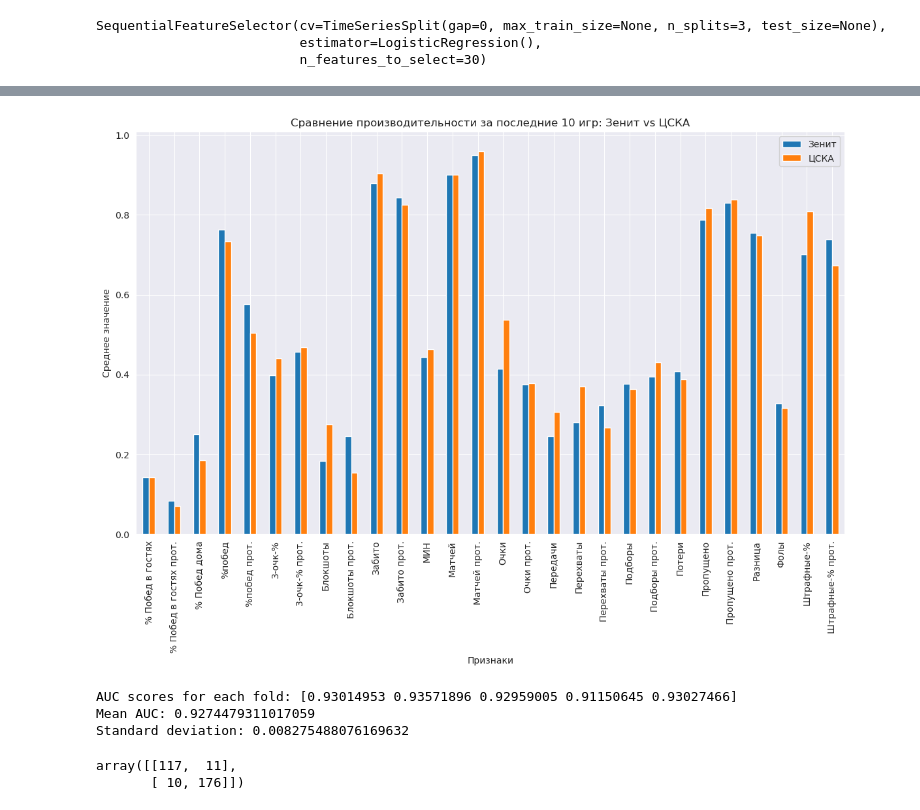
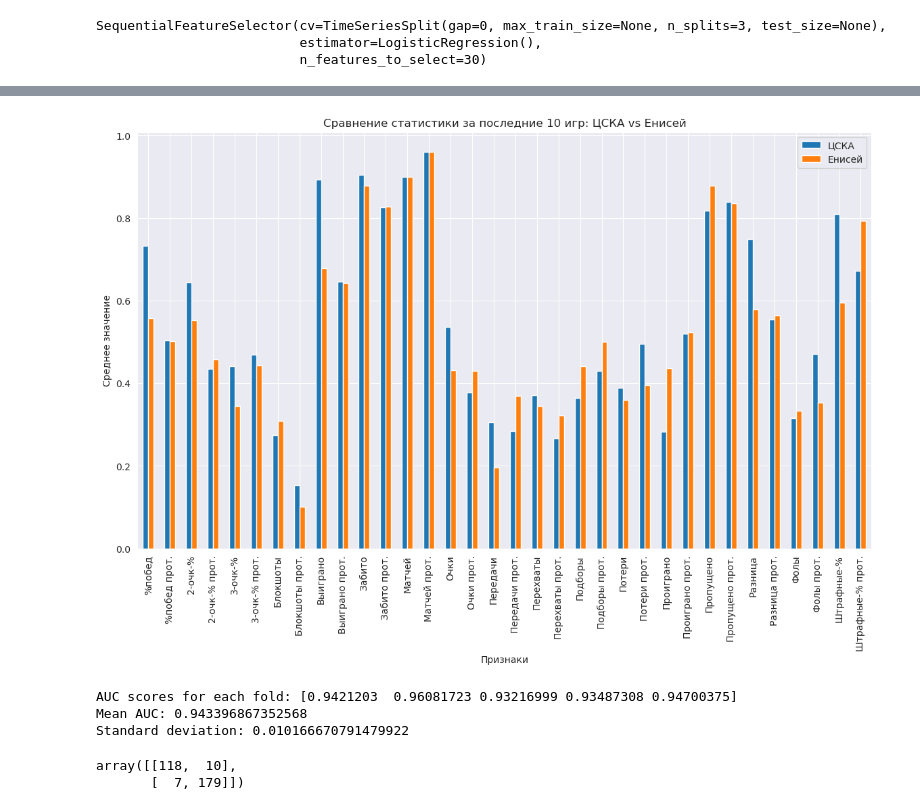
Before and after one commit to dawvvlad/predict-vtb-league-model, a Jupyter notebook: notebook/model (1).ipynb, the cells around one changed output, grey strips where cells are left out. Drawn from its saved outputs; the diff is of its cells as text; code cells hidden in the pictures.

```diff
--- a/notebook/model (1).ipynb
+++ b/notebook/model (1).ipynb
@@ -192,10 +192,14 @@ SequentialFeatureSelector(cv=TimeSeriesSplit(gap=0, max_train_size=None, n_split
 # predictors.remove('Потери прот.')
 # predictors.sort()
 # %%
-predictors = ['% Побед в гостях', '% Побед в гостях прот.', '% Побед дома', '%побед', '%побед прот.', '3-очк-%', '3-очк-% прот.', 'Блокшоты',
-       'Блокшоты прот.', 'Забито', 'Забито прот.', 'МИН', 'Матчей',
-       'Матчей прот.', 'Очки', 'Очки прот.', 'Передачи', 'Перехваты',
-       'Перехваты прот.', 'Подборы', 'Подборы прот.', 'Потери', 'Пропущено',
-       'Пропущено прот.', 'Разница', 'Фолы', 'Штрафные-%', 'Штрафные-% прот.']
+# predictors = ['% Побед в гостях', '% Побед в гостях прот.', '% Побед дома', '%побед', '%побед прот.', '3-очк-%', '3-очк-% прот.', 'Блокшоты',
+#        'Блокшоты прот.', 'Забито', 'Забито прот.', 'МИН', 'Матчей',
+#        'Матчей прот.', 'Очки', 'Очки прот.', 'Передачи', 'Перехваты',
+#        'Перехваты прот.', 'Подборы', 'Подборы прот.', 'Потери', 'Пропущено',
+#        'Пропущено прот.', 'Разница', 'Фолы', 'Штрафные-%', 'Штрафные-% прот.']
+del_cols = ['Имя', 'Имя прот.', 'Сезон', 'Дата', 'Цель', 'Победа', 'Победа дома', '% Побед в гостях', '% Побед дома', '% Побед в гостях прот.', '% Побед дома прот.', 'МИН']
+remaining_cols = [col for col in dataset.columns if col not in del_cols]
+sfs.fit(dataset[remaining_cols], dataset['Цель'])
+predictors = remaining_cols
 predictors
 # %% [output]
@@ -219,4 +223,6 @@ predictors
 # %%
+predictors.sort()
+
 # Обучение модели
 from sklearn.metrics import confusion_matrix, ConfusionMatrixDisplay
 X = dataset[predictors]
@@ -307,8 +311,8 @@ def get_team_data(team, team_2):
     combined = pd.concat([last_10_games_1.reset_index(drop=True), last_10_games_2.reset_index(drop=True)], axis=1)
     return combined.mean().to_frame().T.sort_index(axis=1)
 # %%
-t1 = 'Зенит'
-t2 = 'ЦСКА'
+t1 = 'ЦСКА'
+t2 = 'Енисей'
 
 pr_data = get_team_data(t1, t2)
 pr_data = pr_data.loc[:, ~pr_data.columns.duplicated()].copy()
@@ -350,19 +354,19 @@ res
 # %%
 # Сравнение производительности команд
 team_1_data = dataset[dataset['Имя'] == t1].tail(10)
 team_2_data = dataset[dataset['Имя'] == t2].tail(10)
 
 team_1_avg = team_1_data[predictors].mean()
 team_2_avg = team_2_data[predictors].mean()
 
 comparison_df = pd.DataFrame({f'{t1}': team_1_avg, f'{t2}': team_2_avg})
 comparison_df.plot(kind='bar', figsize=(14, 8))
-plt.title(f'Сравнение производительности за последние 10 игр: {t1} vs {t2}')
+plt.title(f'Сравнение статистики за последние 10 игр: {t1} vs {t2}')
 plt.xlabel('Признаки')
 plt.ylabel('Среднее значение')
 plt.show()
 # %% [output]
-[figure, old version]
+[figure, new version]
 # %%
 from sklearn.model_selection import cross_val_score, KFold
 from sklearn.metrics import roc_auc_score, confusion_matrix, make_scorer
@@ -377,8 +381,8 @@ print(f'Standard deviation: {np.std(scores)}')
 
 cm
 # %% [output]
-AUC scores for each fold: [0.93014953 0.93571896 0.92959005 0.91150645 0.93027466]
-Mean AUC: 0.9274479311017059
-Standard deviation: 0.008275488076169632
+AUC scores for each fold: [0.9421203  0.96081723 0.93216999 0.93487308 0.94700375]
+Mean AUC: 0.943396867352568
+Standard deviation: 0.010166670791479922
-array([[117,  11],
-       [ 10, 176]])
+array([[118,  10],
+       [  7, 179]])
```
Also changed, not shown: parts of 7 cells of this notebook.
